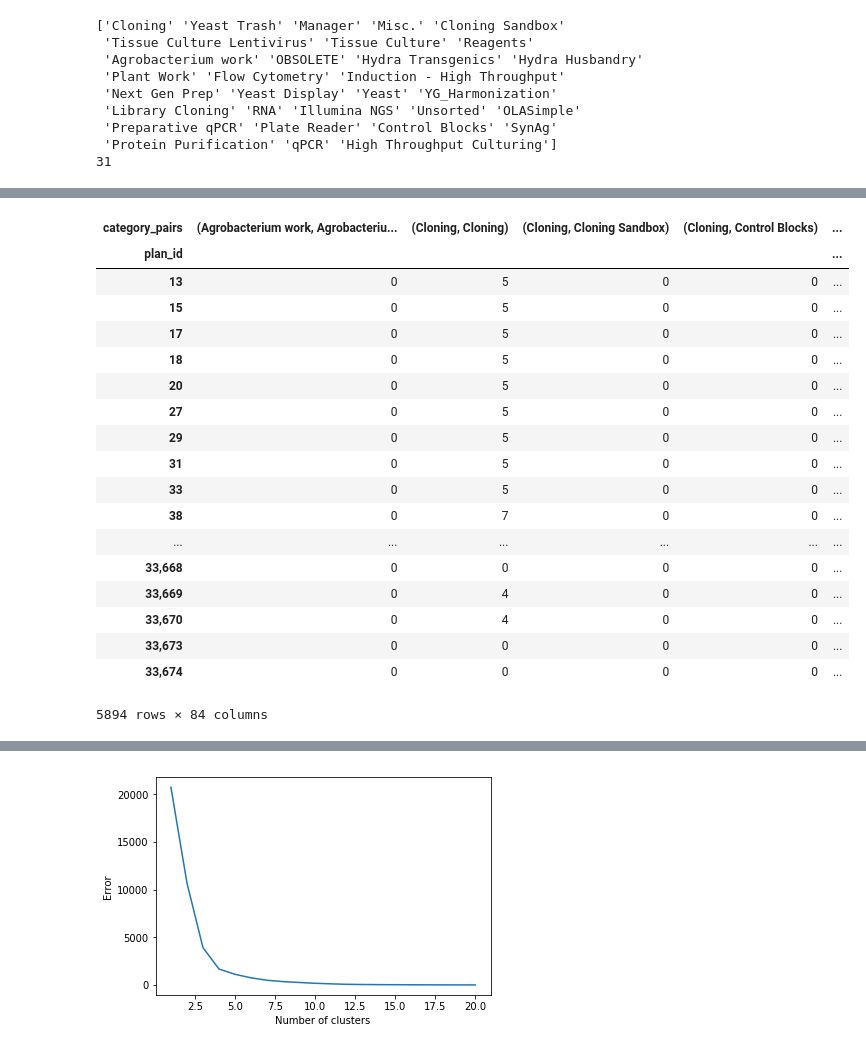
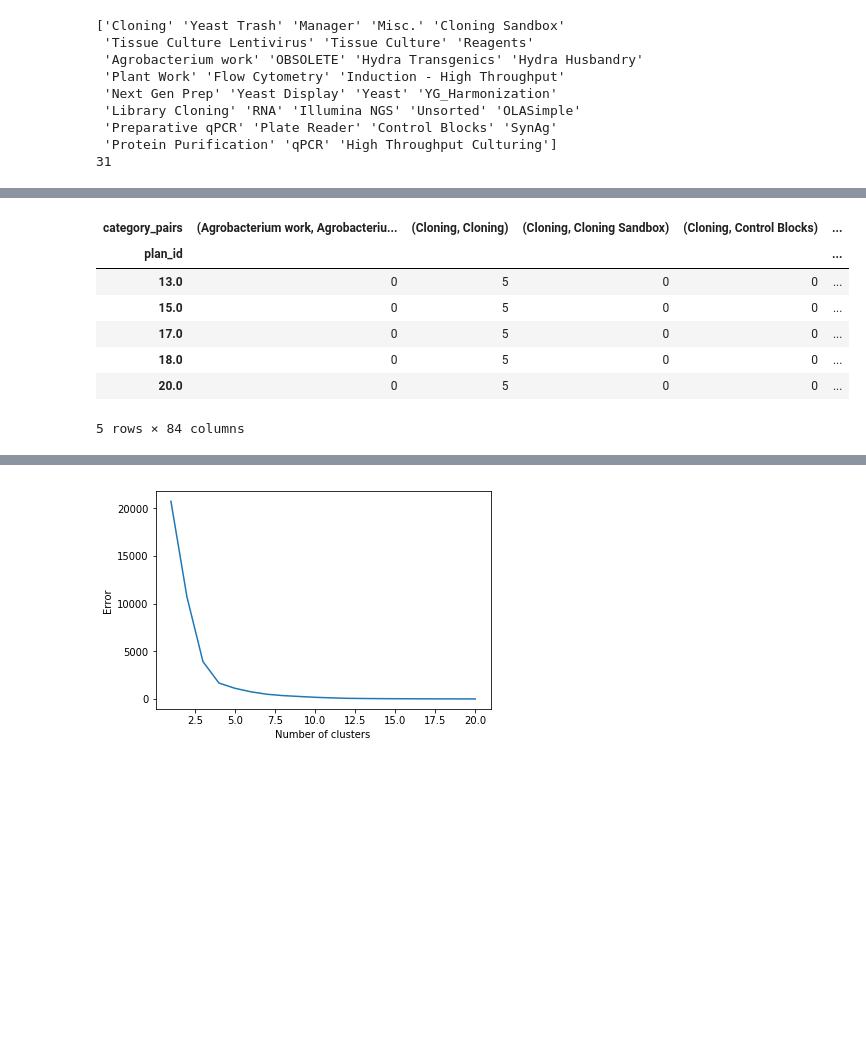
Before and after one commit to dany-fu/aq-data-analysis, a Jupyter notebook: cluster_plans_with_edges.ipynb, the cells around one changed output, grey strips where cells are left out. Drawn from its saved outputs; the diff is of its cells as text; code cells hidden in the pictures; blank space fills up the shorter version.

Commit message:
updated edge clustering

```diff
--- a/cluster_plans_with_edges.ipynb
+++ b/cluster_plans_with_edges.ipynb
@@ -150,26 +147,15 @@ edge_pairs_df.head(5)
 # %%
 edge_pairs_df = edge_pairs_df.dropna()
 edge_pairs_df['category_pairs'] = list(zip(edge_pairs_df['src_op_category'], edge_pairs_df['dest_op_category']))
 count_edges = edge_pairs_df.groupby(['plan_id', 'category_pairs']).size().unstack(fill_value=0)#to_frame('size')
-count_edges
+count_edges.head(5)
 # %% [output]
 | category_pairs | (Agrobacterium work, Agrobacteriu... | (Cloning, Cloning) | (Cloning, Cloning Sandbox) | (Cloning, Control Blocks) | ... |
 | plan_id |  |  |  |  | ... |
-| 13 | 0 | 5 | 0 | 0 | ... |
-| 15 | 0 | 5 | 0 | 0 | ... |
-| 17 | 0 | 5 | 0 | 0 | ... |
-| 18 | 0 | 5 | 0 | 0 | ... |
-| 20 | 0 | 5 | 0 | 0 | ... |
-| 27 | 0 | 5 | 0 | 0 | ... |
-| 29 | 0 | 5 | 0 | 0 | ... |
-| 31 | 0 | 5 | 0 | 0 | ... |
-| 33 | 0 | 5 | 0 | 0 | ... |
-| 38 | 0 | 7 | 0 | 0 | ... |
-| ... | ... | ... | ... | ... | ... |
-| 33,668 | 0 | 0 | 0 | 0 | ... |
-| 33,669 | 0 | 4 | 0 | 0 | ... |
-| 33,670 | 0 | 4 | 0 | 0 | ... |
-| 33,673 | 0 | 0 | 0 | 0 | ... |
-| 33,674 | 0 | 0 | 0 | 0 | ... |
+| 13.0 | 0 | 5 | 0 | 0 | ... |
+| 15.0 | 0 | 5 | 0 | 0 | ... |
+| 17.0 | 0 | 5 | 0 | 0 | ... |
+| 18.0 | 0 | 5 | 0 | 0 | ... |
+| 20.0 | 0 | 5 | 0 | 0 | ... |
-5894 rows × 84 columns
+5 rows × 84 columns
 # %%
```
Also changed, not shown: parts of 22 cells of this notebook.
